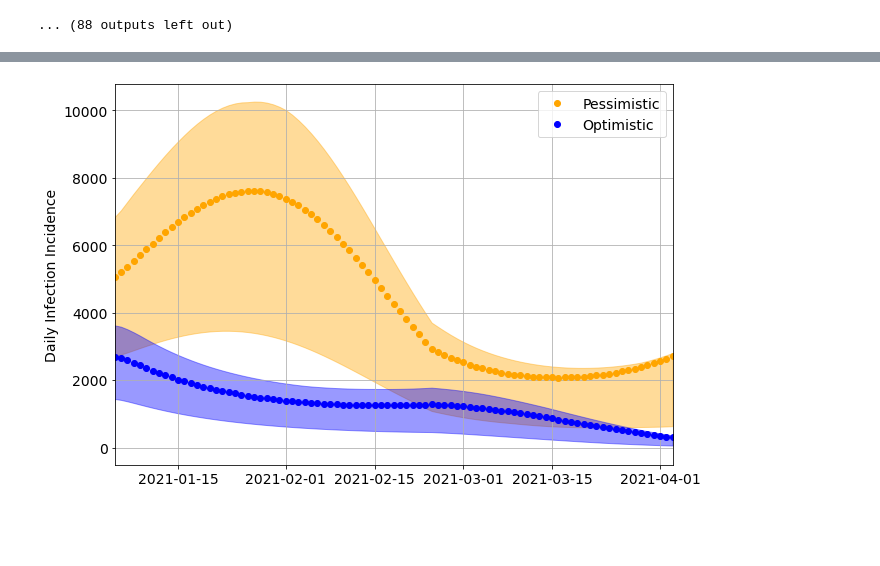
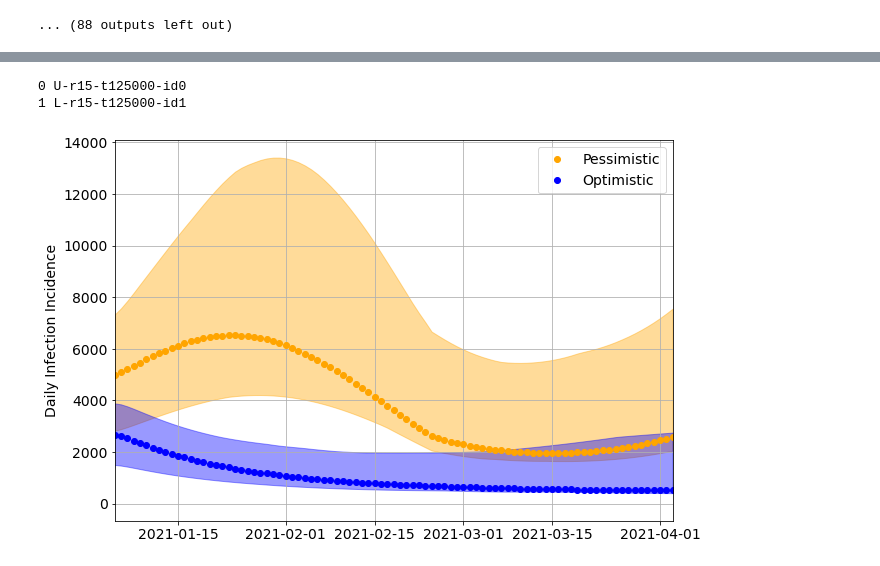
Before and after one commit to jcblemai/COVID-19_italy-vaccination-oc, a Jupyter notebook: analysis_beta.ipynb, the cells around one changed output, grey strips where cells are left out. Cells and saved outputs as stored; diff of their text form; code cells hidden in the pictures; blank space fills up the shorter version.

Commit message:
New scenarios that don't go super high in Sicily

```diff
--- a/analysis_beta.ipynb
+++ b/analysis_beta.ipynb
@@ -138,7 +145,7 @@ pick_scenario(setup=setup, scn_id=1)
 # %% [markdown]
 # Compare scenarios in a paper figure
 # %%
-for dr in tqdm.tqdm(range(100)):
+for dr in tqdm.tqdm(range(102)):
     p = COVIDParametersOCP.OCParameters(setup=setup, M=M, when=when, posterior_draw=dr+1)
     with open(f'model_output/beta-posteriors/beta{dr+1}.pkl', 'wb') as out:
         pickle.dump(p, out, pickle.HIGHEST_PROTOCOL)
@@ -188,4 +195,4 @@ for i, beta_scn in enumerate(beta_scenarios):
     #for dr in range(100):
     #    runall(dr, scenario['beta_mult'], scenario['name'])
 
-    all_sims[beta_scn] = pool.starmap(runall, [(dr, scenario['beta_mult'], scenario['name']) for dr in range(100)])
+    all_sims[beta_scn] = pool.starmap(runall, [(dr, scenario['beta_mult'], scenario['name']) for dr in range(102)])
@@ -218,10 +199,25 @@ for i, beta_scn in enumerate(beta_scenarios):
+# %%
+# If cell above not run, let's rerun:
+import glob
+beta_scenarios = ['U', 'L']
+all_sims = {}
+for i, beta_scn in enumerate(beta_scenarios):
+    all_sims[beta_scn]= []
+
+    scenario = pick_scenario(setup=setup, scn_id=i)
+    print(i, scenario['name'])
+    for dr in range(102):
+        all_sims[beta_scn].append(pd.read_csv(glob.glob(f"model_output/beta-posteriors/bet_sim{dr+1}_{scenario['name'].split('-')[0]}*")[0], parse_dates=['date']))
+# %% [output]
+0 U-r15-t125000-id0
+1 L-r15-t125000-id1
 # %%
 s = all_sims['U'][0]
 s = s[s['comp'] == 'yell'].pivot(index='date', columns = 'place', values='value').sum(axis=1)
-all_compU = pd.DataFrame(index= s.index, columns=np.arange(1,101))
-all_compL = pd.DataFrame(index= s.index, columns=np.arange(1,101))
+all_compU = pd.DataFrame(index= s.index, columns=np.arange(1,103))
+all_compL = pd.DataFrame(index= s.index, columns=np.arange(1,103))
 
-for dr in range(100):
+for dr in range(102):
     s = all_sims['U'][dr]
     all_compU[dr+1] = s[s['comp'] == 'yell'].pivot(index='date', columns = 'place', values='value').sum(axis=1)
     s = all_sims['L'][dr]
@@ -230,12 +226,13 @@ for dr in range(100):
 import seaborn as sns
 fig, ax = plt.subplots(1,1, figsize = (10,7), sharex=True, facecolor = 'white')#, sharey=True)
 
-ax.plot(all_compU.index,all_compU[65],
+idsim = 102
+ax.plot(all_compU.index,all_compU[idsim],
         linestyle='',
         marker='o',
         label = 'Pessimistic',
         color = 'orange')
-ax.plot(all_compL.index,all_compL[65],
+ax.plot(all_compL.index,all_compL[idsim],
         linestyle='',
         marker='o',
         label = 'Optimistic',
@@ -249,31 +246,31 @@ ax.plot(all_compL.index,all_compL[65],
 #ax.plot(all_compL.index,
 #        all_compL.median(axis=1),
 #        linestyle='-',
 #        lw = 2,
 #       color = 'blue')
 
 ax.fill_between(all_compU.index,
                 all_compU.quantile(.025, axis=1),
                 all_compU.quantile(.975, axis=1),
                 #linestyle='-', lw = 2,
                 alpha = .4,
                 color = 'orange')
 ax.fill_between(all_compL.index,
                 all_compL.quantile(.025, axis=1),
                 all_compL.quantile(.975, axis=1),
                 #linestyle='-',
                 #lw = 2,
                 alpha = .4,
                 color = 'blue')
 
 #ax.set_title(nname)
 ax.set_xlim(setup.start_date+datetime.timedelta(1), setup.end_date)
 ax.set_ylabel('Daily Infection Incidence', fontsize=14)
 ax.legend(fontsize=14)
 ax.tick_params(axis='both', which='major', labelsize=14)
 ax.tick_params(axis='both', which='minor', labelsize=14)
 ax.grid()
 #fig.autofmt_xdate()
 fig.savefig('figures/infection_scenarios.pdf')
 # %% [output]
-[figure, old version]
+[figure, new version]
```
Also changed, not shown: parts of 9 cells of this notebook, 13 other files.
